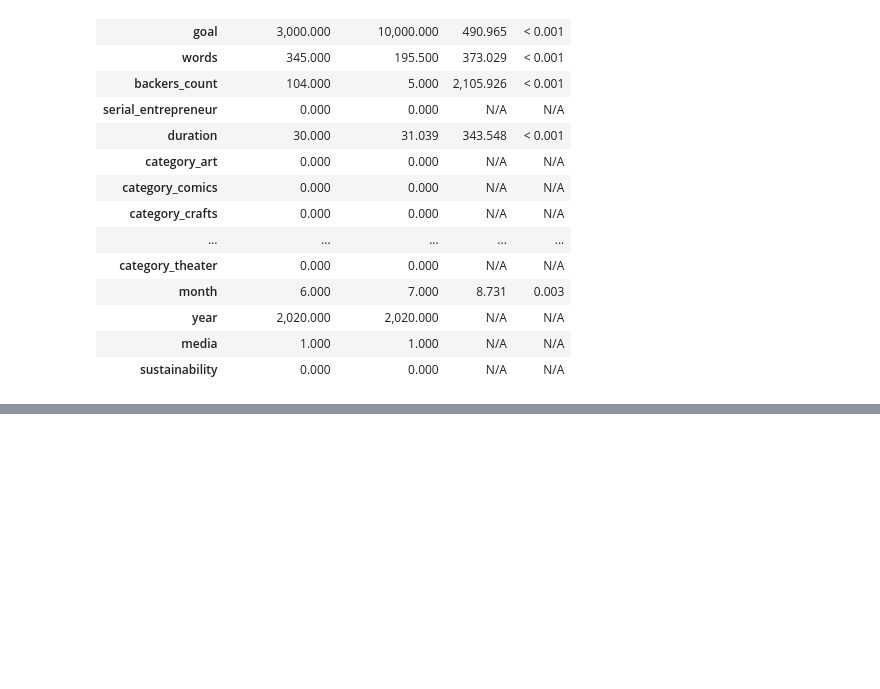
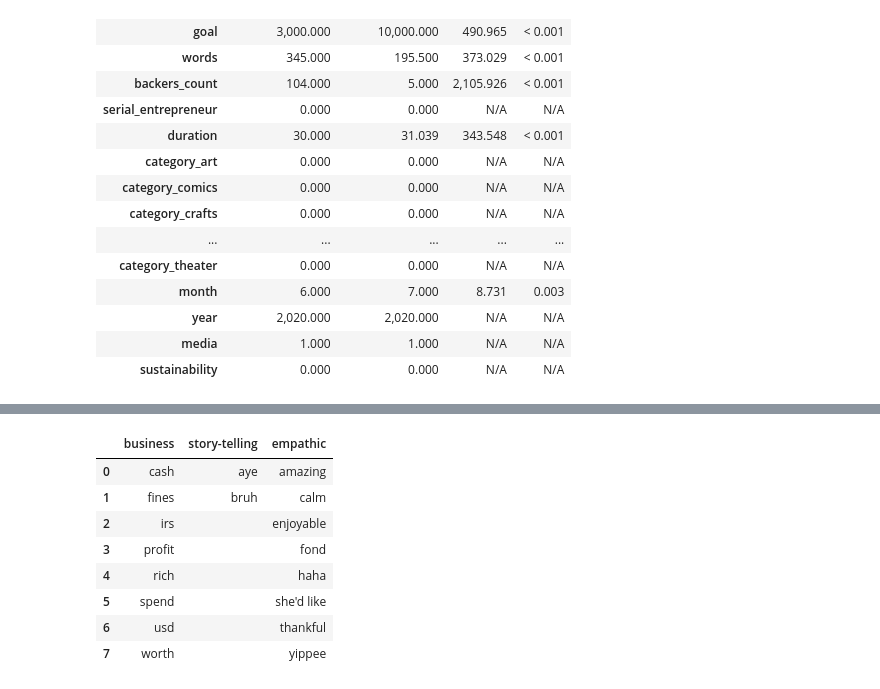
Before and after one commit to MaxPersoon/KickstarterScraper, a Jupyter notebook: dataProcessing.ipynb, the cells around one changed output, grey strips where cells are left out. Cells and saved outputs as stored; diff of their text form; code cells hidden in the pictures; blank space fills up the shorter version.

```diff
--- a/dataProcessing.ipynb
+++ b/dataProcessing.ipynb
@@ -252,0 +274,19 @@ table5
+# %%
+# Table 5
+table5 = {
+    'business': ['cash', 'fines', 'irs', 'profit', 'rich', 'spend', 'usd', 'worth'],
+    'story-telling': ['aye', 'bruh', '', '', '', '', '', ''],
+    'empathic': ['amazing', 'calm', 'enjoyable', 'fond', 'haha', 'she\'d like', 'thankful', 'yippee']
+}
+table5 = pd.DataFrame.from_dict(table5)
+table5
+# %% [output]
+|  | business | story-telling | empathic |
+| 0 | cash | aye | amazing |
+| 1 | fines | bruh | calm |
+| 2 | irs |  | enjoyable |
+| 3 | profit |  | fond |
+| 4 | rich |  | haha |
+| 5 | spend |  | she'd like |
+| 6 | usd |  | thankful |
+| 7 | worth |  | yippee |
```
Also changed, not shown: parts of 6 cells of this notebook, 1 other file.
